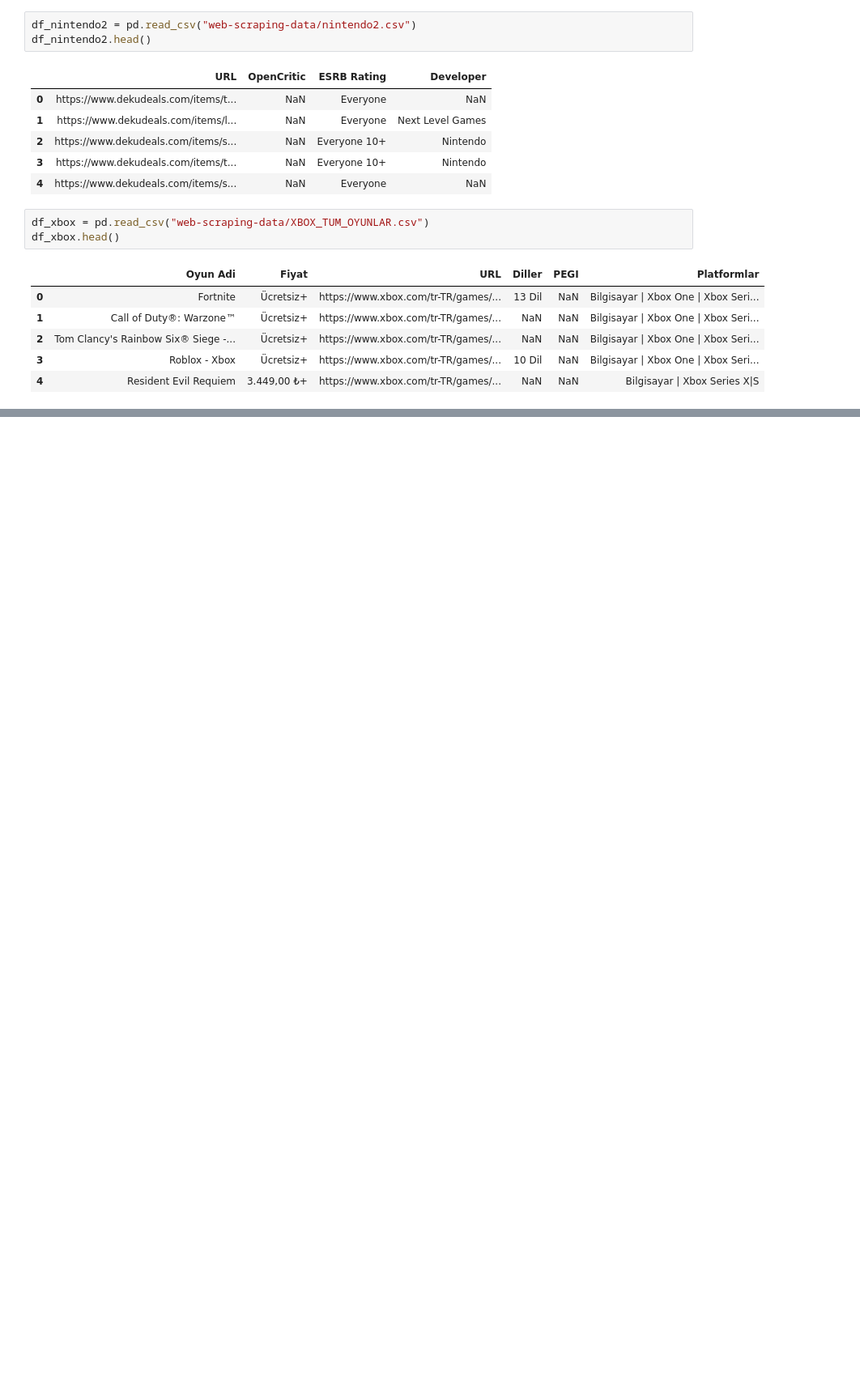
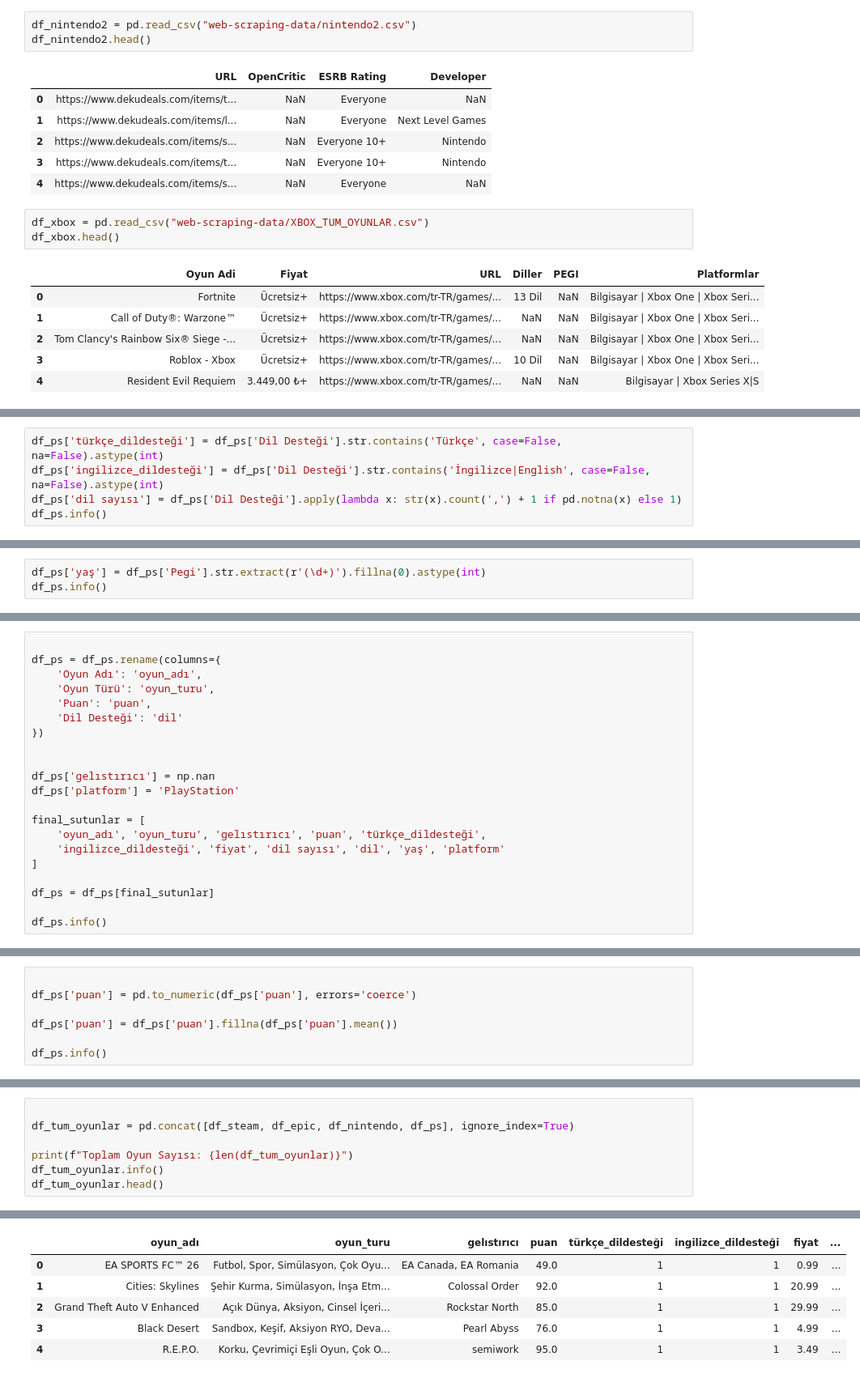
Before and after one commit to betultgumus/ybs-makine-ogrenmesi, a Jupyter notebook: ANIVIA/anivia.ipynb, the cells around one changed output, grey strips where cells are left out. Shown at 81% size. Cells and saved outputs as stored; diff of their text form; blank space fills up the shorter version.

```diff
--- a/ANIVIA/anivia.ipynb
+++ b/ANIVIA/anivia.ipynb
@@ -222,0 +890,5 @@ df_xbox2.head()
+# %%
+df_ps['türkçe_dildesteği'] = df_ps['Dil Desteği'].str.contains('Türkçe', case=False, na=False).astype(int)
+df_ps['ingilizce_dildesteği'] = df_ps['Dil Desteği'].str.contains('İngilizce|English', case=False, na=False).astype(int)
+df_ps['dil sayısı'] = df_ps['Dil Desteği'].apply(lambda x: str(x).count(',') + 1 if pd.notna(x) else 1)
+df_ps.info()
@@ -222,0 +914,3 @@ df_xbox2.head()
+# %%
+df_ps['yaş'] = df_ps['Pegi'].str.extract(r'(\d+)').fillna(0).astype(int)
+df_ps.info()
@@ -222,0 +937,21 @@ df_xbox2.head()
+# %%
+
+df_ps = df_ps.rename(columns={
+    'Oyun Adı': 'oyun_adı',
+    'Oyun Türü': 'oyun_turu',
+    'Puan': 'puan',
+    'Dil Desteği': 'dil'
+})
+
+
+df_ps['gelıstırıcı'] = np.nan
+df_ps['platform'] = 'PlayStation'
+
+final_sutunlar = [
+    'oyun_adı', 'oyun_turu', 'gelıstırıcı', 'puan', 'türkçe_dildesteği',
+    'ingilizce_dildesteği', 'fiyat', 'dil sayısı', 'dil', 'yaş', 'platform'
+]
+
+df_ps = df_ps[final_sutunlar]
+
+df_ps.info()
@@ -222,0 +977,7 @@ df_xbox2.head()
+# %%
+
+df_ps['puan'] = pd.to_numeric(df_ps['puan'], errors='coerce')
+
+df_ps['puan'] = df_ps['puan'].fillna(df_ps['puan'].mean())
+
+df_ps.info()
@@ -222,0 +1003,8 @@ df_xbox2.head()
+# %%
+
+df_tum_oyunlar = pd.concat([df_steam, df_epic, df_nintendo, df_ps], ignore_index=True)
+
+print(f"Toplam Oyun Sayısı: {len(df_tum_oyunlar)}")
+df_tum_oyunlar.info()
+df_tum_oyunlar.head()
+# %% [output]
@@ -222,0 +1030,6 @@ df_xbox2.head()
+|  | oyun_adı | oyun_turu | gelıstırıcı | puan | türkçe_dildesteği | ingilizce_dildesteği | fiyat | ... |
+| 0 | EA SPORTS FC™ 26 | Futbol, Spor, Simülasyon, Çok Oyu... | EA Canada, EA Romania | 49.0 | 1 | 1 | 0.99 | ... |
+| 1 | Cities: Skylines | Şehir Kurma, Simülasyon, İnşa Etm... | Colossal Order | 92.0 | 1 | 1 | 20.99 | ... |
+| 2 | Grand Theft Auto V Enhanced | Açık Dünya, Aksiyon, Cinsel İçeri... | Rockstar North | 85.0 | 1 | 1 | 29.99 | ... |
+| 3 | Black Desert | Sandbox, Keşif, Aksiyon RYO, Deva... | Pearl Abyss | 76.0 | 1 | 1 | 4.99 | ... |
+| 4 | R.E.P.O. | Korku, Çevrimiçi Eşli Oyun, Çok O... | semiwork | 95.0 | 1 | 1 | 3.49 | ... |
```
Also changed, not shown: parts of 66 cells of this notebook, 8 other files.
